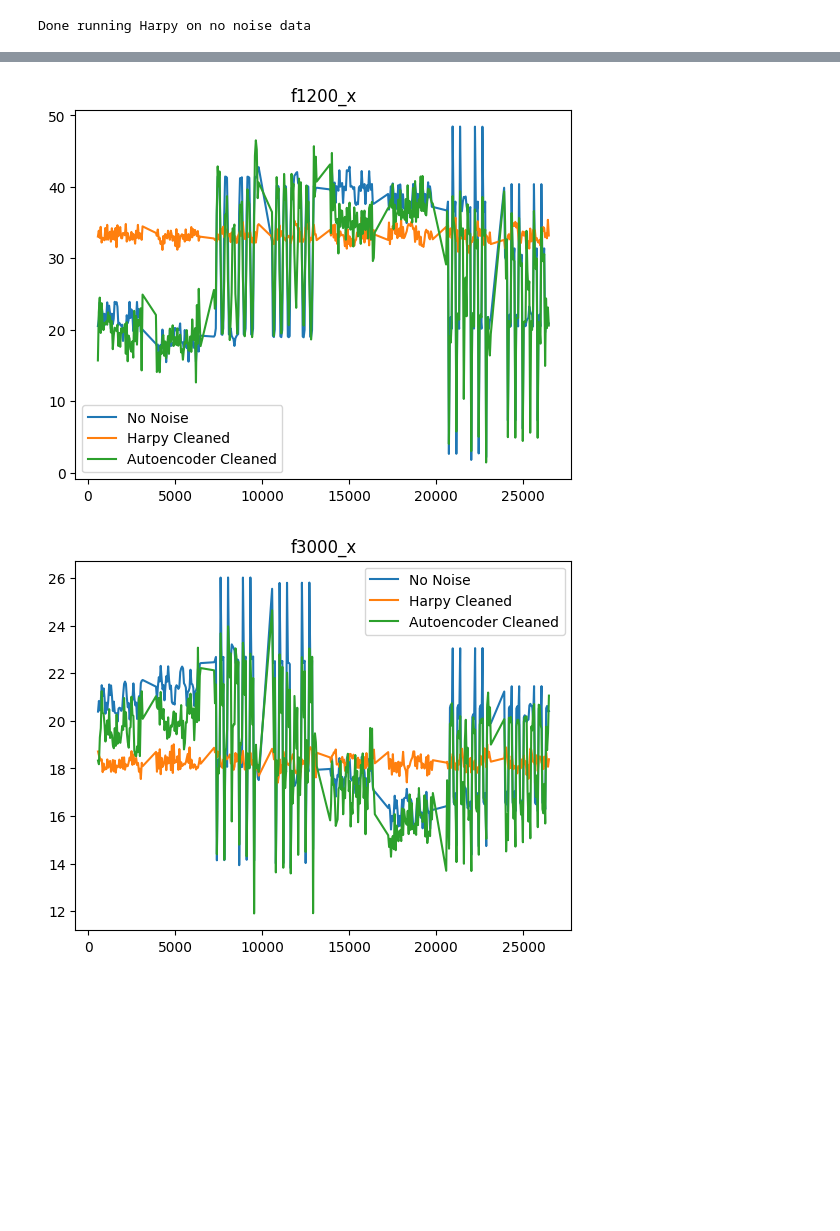
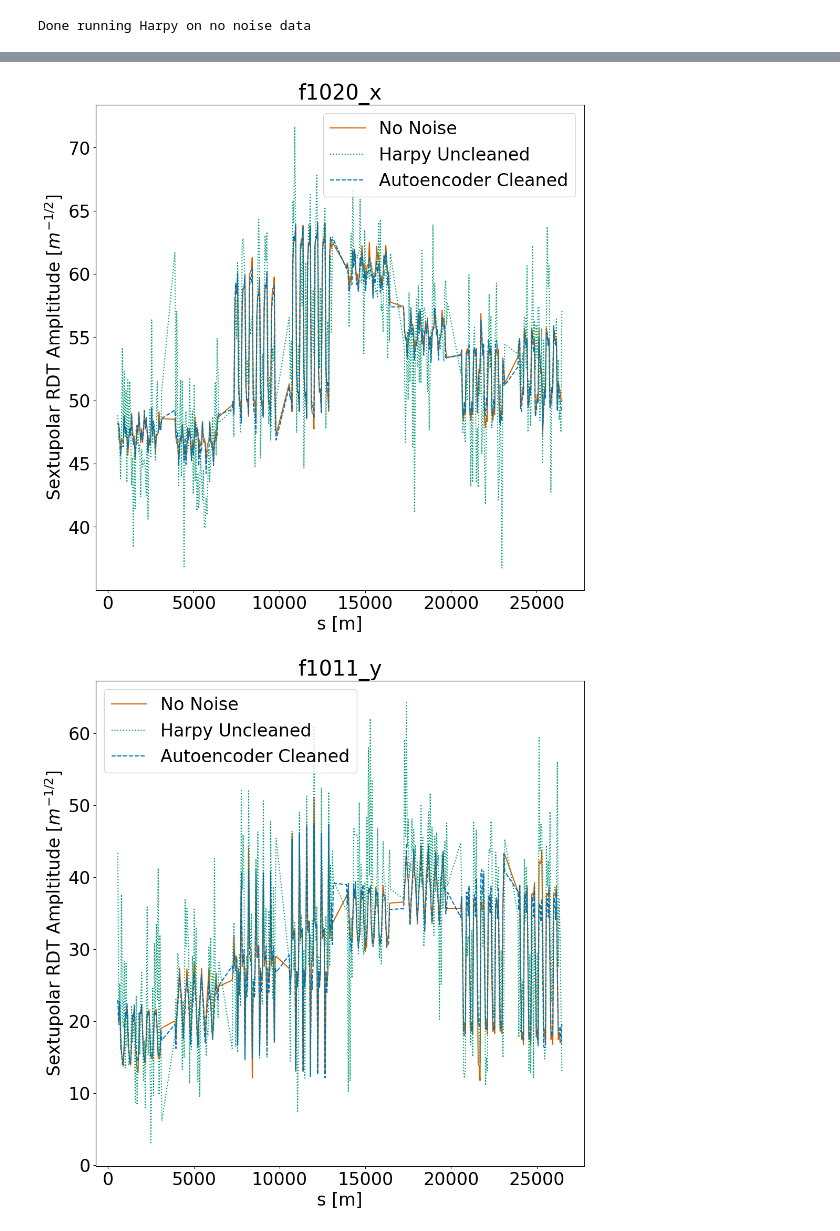
Before and after one commit to jgray-19/autocleaner, a Jupyter notebook: analysis.ipynb, the cells around one changed output, grey strips where cells are left out. Drawn from its saved outputs; the diff is of its cells as text; code cells hidden in the pictures; blank space fills up the shorter version.

Commit message:
Update plotting and config

```diff
--- a/analysis.ipynb
+++ b/analysis.ipynb
@@ -21,5 +35,5 @@ Done running Harpy on cleaned data
 # %%
-
-run_harpy(BEAM, noisy_path, clean=True)
-print("Done running Harpy on noisy data (also cleaned this one)")
+# run_harpy(BEAM, new_noisy_path, clean=CLEAN_HARPY)
+run_harpy(BEAM, noisy_path, clean=CLEAN_HARPY)
+print("Done running Harpy on noisy data, cleaned using Harpy")
 # %% [output]
@@ -72,13 +193,31 @@ Done running optics analysis
 # %%
-
-for rdt in NORMAL_SEXTUPOLE_RDTS:
-    plt.figure()
-    plt.plot(nonoise_rdts[rdt]["S"], nonoise_rdts[rdt]["AMP"], label="No Noise")
-    plt.plot(hcleaned_dfs[rdt]["S"], hcleaned_dfs[rdt]["AMP"], label="Harpy Cleaned")
-    plt.plot(cleaned_dfs[rdt]["S"], cleaned_dfs[rdt]["AMP"], label="Autoencoder Cleaned")
+plt.rcParams.update({"font.size": 24})
+for rdt in ["f1020_x", "f1011_y"]:
+    plt.figure(figsize=(12, 12))
+    plt.plot(nonoise_rdts[rdt]["S"], nonoise_rdts[rdt]["AMP"], label="No Noise", color=COLOURS[1])
+    plt.plot(
+        hcleaned_dfs[rdt]["S"],
+        hcleaned_dfs[rdt]["AMP"],
+        label=f"Harpy {CLEAN_HARPY and 'Cleaned' or 'Uncleaned'}",
+        color=COLOURS[2],
+        linestyle="dotted",
+        # marker="+",
+    )
+    plt.plot(
+        cleaned_dfs[rdt]["S"], cleaned_dfs[rdt]["AMP"], label="Autoencoder Cleaned",
+        color=COLOURS[0],
+        linestyle="dashed",
+        # marker="x",
+    )
     plt.title(rdt)
+    plt.xlabel("s [m]")
+    plt.ylabel("Sextupolar RDT Ampltitude [$m^{-1/2}$]")
+    plt.legend()
+    if not CLEAN_HARPY:
+        rdt += "_unclean"
+    plt.savefig(rdt, bbox_inches="tight", dpi=300)
     plt.legend()
 plt.show()
 # %% [output]
-[figure, old version]
+[figure, new version]
-[figure, old version]
+[figure, new version]
```
Also changed, not shown: parts of 7 cells of this notebook, 2 other files.
